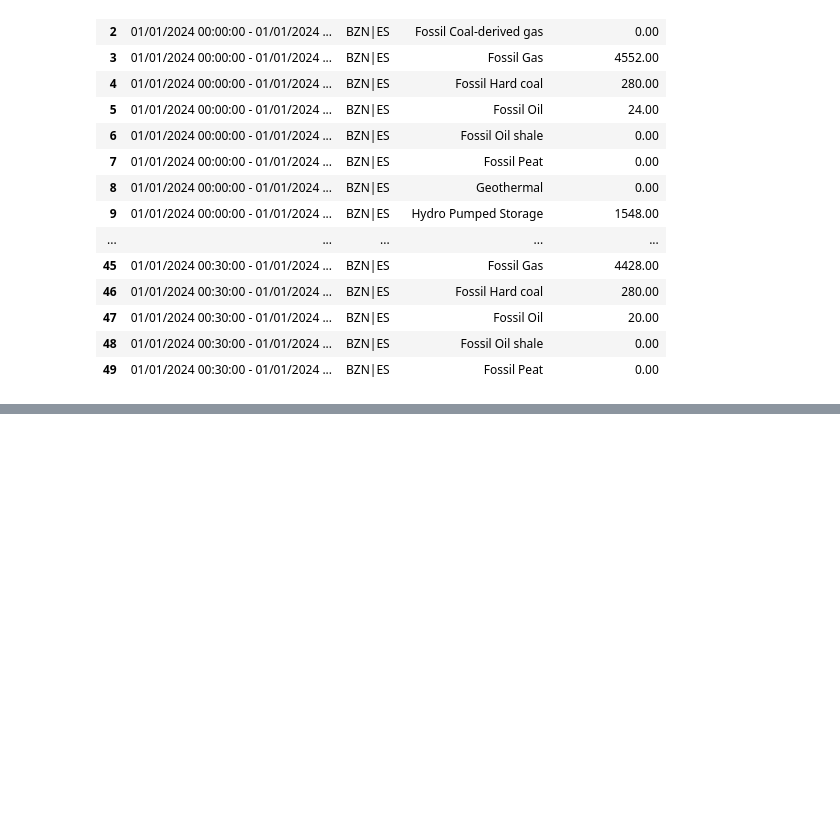
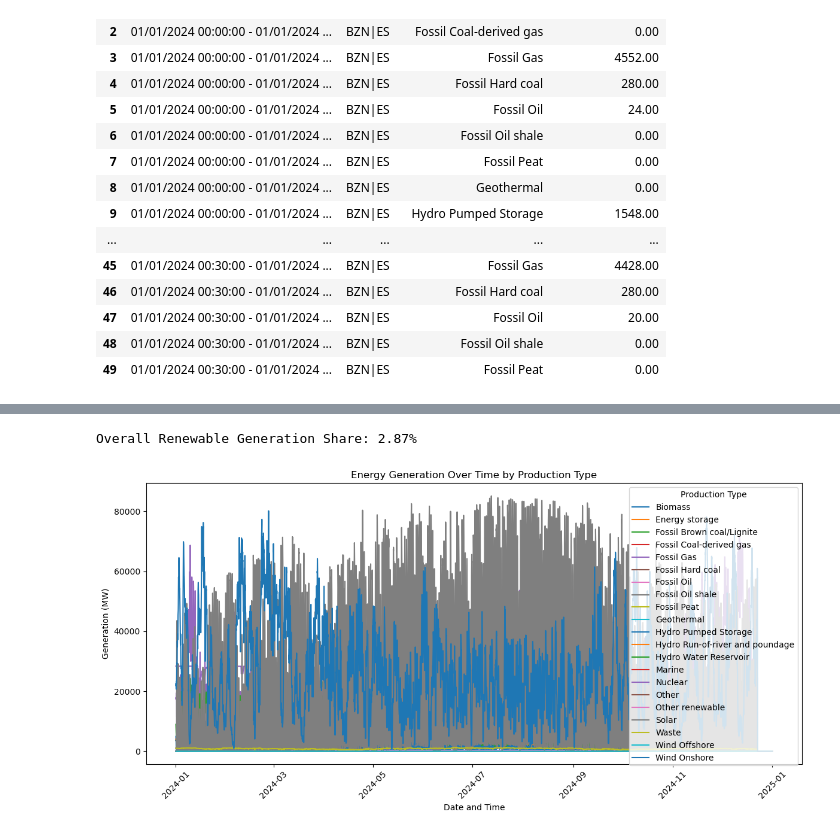
Before and after one commit to saeed-sohbatloo/Data-Engineering1-Final-Project, a Jupyter notebook: notebooks/Data Engeenering final Project.ipynb, the cells around one changed output, grey strips where cells are left out. Saved outputs shown, nothing was run; the diff lists cells and outputs as text; code cells hidden in the pictures; blank space fills up the shorter version.

```diff
--- a/notebooks/Data Engeenering final Project.ipynb
+++ b/notebooks/Data Engeenering final Project.ipynb
@@ -74,0 +62,16 @@ df_price.head(50)
+# %%
+# Convert 'Start TimeFrame' and 'End TimeFrame' to datetime
+df_gen["Start TimeFrame"] = pd.to_datetime(df_gen["Start TimeFrame"], format="%d/%m/%Y %H:%M:%S")
+df_gen["End TimeFrame"] = pd.to_datetime(df_gen["End TimeFrame"], format="%d/%m/%Y %H:%M:%S")
+# %%
+# Convert 'Generation (MW)' column to numeric, forcing errors to NaN if conversion fails
+df_gen['Generation (MW)'] = pd.to_numeric(df_gen['Generation (MW)'], errors='coerce')
+
+# Convert 'Start TimeFrame' to the nearest hour (for resampling)
+df_gen['DateTime'] = df_gen['Start TimeFrame'].dt.floor('h')
+
+# Group by the hourly intervals and production type, then sum the generation values
+df_gen_hourly = df_gen.groupby(['DateTime', 'Production Type'], as_index=False)['Generation (MW)'].sum()
+
+# Display the result
+df_gen_hourly.head(48)
@@ -74,0 +137,38 @@ df_price.head(50)
+# %%
+# Calculate total renewable and total generation across all hours
+total_renewable_generation = df_gen_hourly['Renewable Generation (MW)'].sum()
+total_generation = df_gen_hourly['Total Generation (MW)'].sum()
+
+# Calculate the overall share of renewable generation
+overall_renewable_share = (total_renewable_generation / total_generation) * 100
+
+# Display the result
+print(f"Overall Renewable Generation Share: {overall_renewable_share:.2f}%")
+# %% [output]
+Overall Renewable Generation Share: 2.87%
+# %%
+# Plotting the time-series for each production type
+plt.figure(figsize=(12, 6))
+
+# Iterate through each unique production type
+for production_type in df_gen_hourly['Production Type'].unique():
+    # Filter the data for the current production type
+    production_data = df_gen_hourly[df_gen_hourly['Production Type'] == production_type]
+
+    # Plot the generation data for the current production type
+    plt.plot(production_data['DateTime'], production_data['Generation (MW)'], label=production_type)
+
+# Adding labels and title
+plt.xlabel('Date and Time')
+plt.ylabel('Generation (MW)')
+plt.title('Energy Generation Over Time by Production Type')
+plt.legend(title='Production Type')
+
+# Rotate the x-axis labels for better readability
+plt.xticks(rotation=45)
+
+# Display the plot
+plt.tight_layout()
+plt.show()
+# %% [output]
+[figure, added]
```
Also changed, not shown: parts of 10 cells of this notebook, 1 other file.
